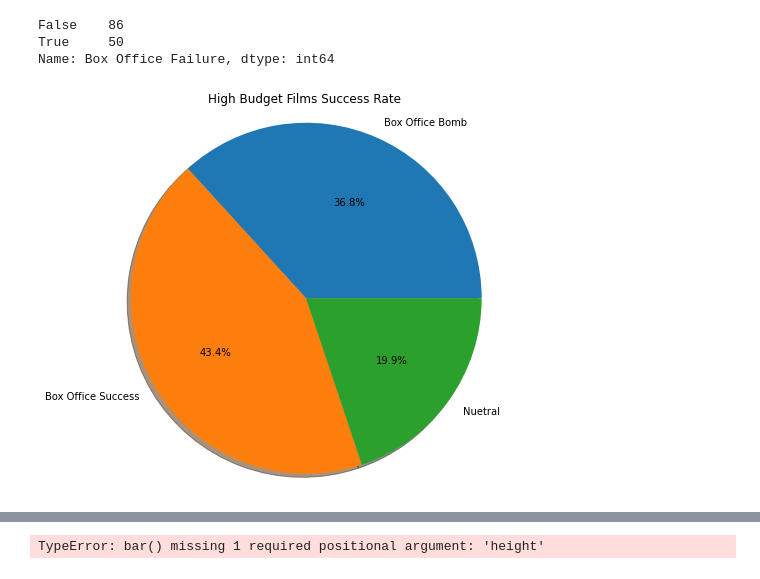
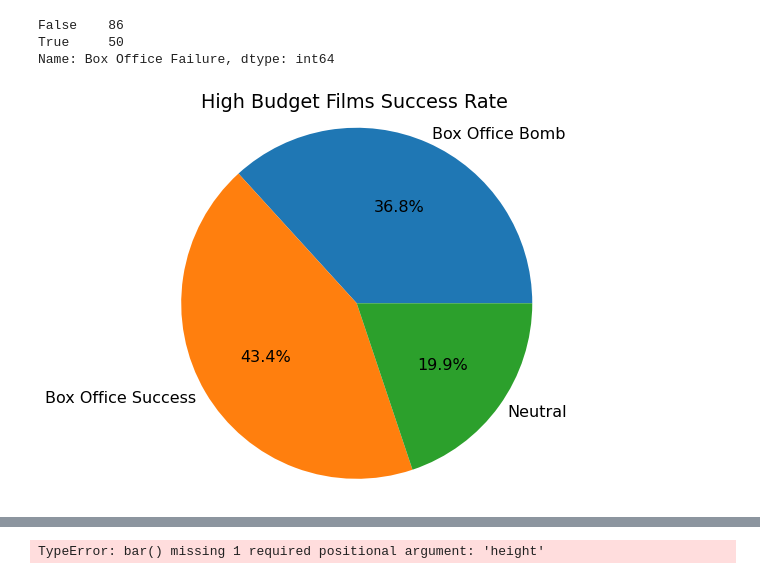
Before and after one commit to dmedd98/Group-4-Microsoft_Movie_Analysis, a Jupyter notebook: notebooks/Movie_Data_Frames2.ipynb, the cells around one changed output, grey strips where cells are left out. Saved outputs shown, nothing was run; the diff lists cells and outputs as text; code cells hidden in the pictures.

```diff
--- a/notebooks/Movie_Data_Frames2.ipynb
+++ b/notebooks/Movie_Data_Frames2.ipynb
@@ -572,13 +584,16 @@ Name: Box Office Failure, dtype: int64
+# %%
+mpl.rcParams['font.size'] = 16
 # %%
-labels = 'Box Office Bomb', 'Box Office Success', 'Nuetral'
+labels = 'Box Office Bomb', 'Box Office Success', 'Neutral'
 amts = [50, 59, 27]
 
 fig, ax = plt.subplots(figsize=(7,7))
-ax.pie(amts, labels = labels, autopct='%1.1f%%', shadow=True)
+ax.pie(amts, labels = labels, autopct='%1.1f%%', labeldistance=1.06)
 ax.axis('equal')
+
 plt.title('High Budget Films Success Rate');
 # %% [output]
-[figure, old version]
+[figure, new version]
 # %%
 df_highbudget
 # %% [output]
```
Also changed, not shown: parts of 6 cells of this notebook, 1 other file.
